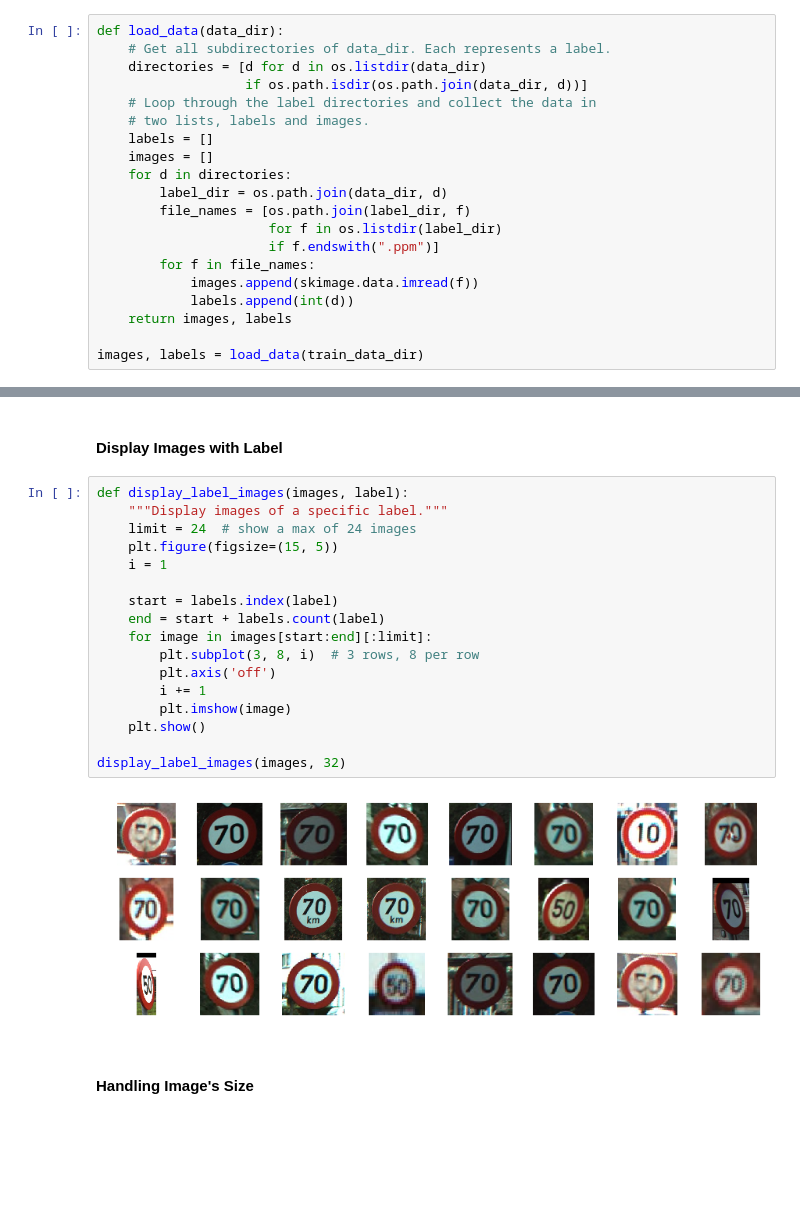
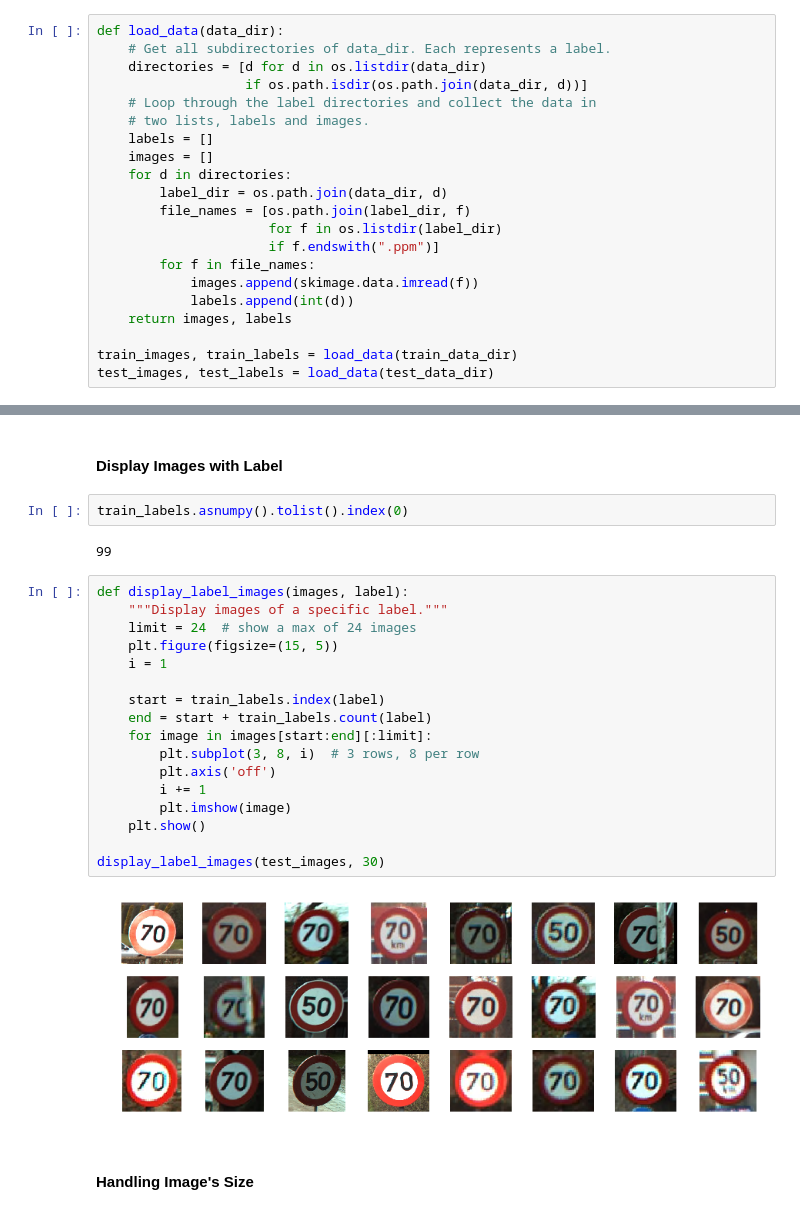
Before and after one commit to ski-net/dl_study_with_gluon, a Jupyter notebook: Convolution/Traffic Sign.ipynb, the cells around one changed output, grey strips where cells are left out. Drawn from its saved outputs; the diff is of its cells as text; blank space fills up the shorter version.

```diff
--- a/Convolution/Traffic Sign.ipynb
+++ b/Convolution/Traffic Sign.ipynb
@@ -64,5 +64,6 @@ def load_data(data_dir):
             labels.append(int(d))
     return images, labels
 
-images, labels = load_data(train_data_dir)
+train_images, train_labels = load_data(train_data_dir)
+test_images, test_labels = load_data(test_data_dir)
 # %%
@@ -94,24 +102,28 @@ display_images_and_labels(images, labels)
 # %% [markdown]
 #### **Display Images with Label**
+# %%
+train_labels.asnumpy().tolist().index(0)
+# %% [output]
+99
 # %%
 def display_label_images(images, label):
     """Display images of a specific label."""
     limit = 24  # show a max of 24 images
     plt.figure(figsize=(15, 5))
     i = 1
 
-    start = labels.index(label)
-    end = start + labels.count(label)
+    start = train_labels.index(label)
+    end = start + train_labels.count(label)
     for image in images[start:end][:limit]:
         plt.subplot(3, 8, i)  # 3 rows, 8 per row
         plt.axis('off')
         i += 1
         plt.imshow(image)
     plt.show()
 
-display_label_images(images, 32)
+display_label_images(test_images, 30)
 # %% [output]
-[figure, old version]
+[figure, new version]
 # %% [markdown]
 #### **Handling Image's Size**
 # %%
```
Also changed, not shown: parts of 51 cells of this notebook, 10 other files.
